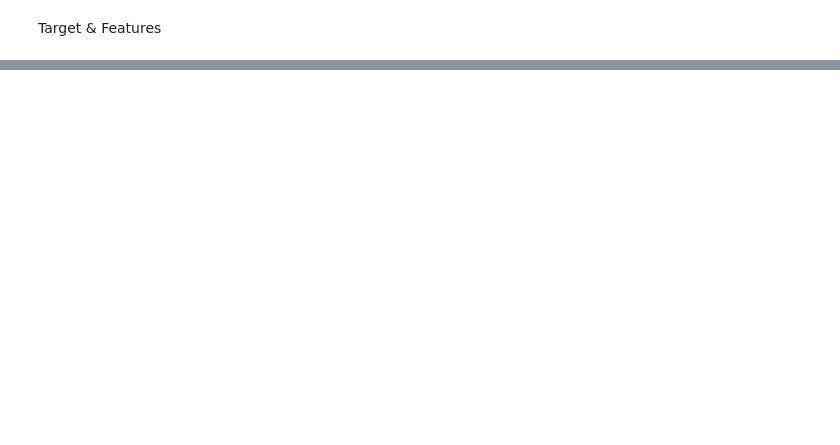
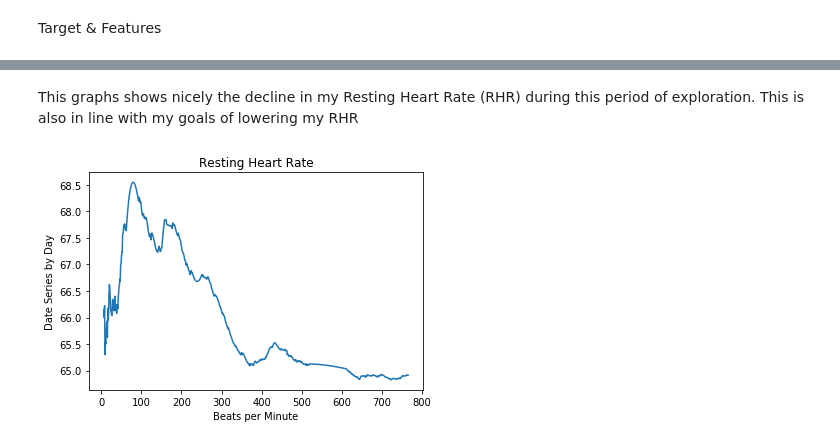
Before and after one commit to filchyboy/Personal_Health_Fitness, a Jupyter notebook: The_Daily.ipynb, the cells around one changed output, grey strips where cells are left out. Saved outputs shown, nothing was run; the diff lists cells and outputs as text; code cells hidden in the pictures; blank space fills up the shorter version.

```diff
--- a/The_Daily.ipynb
+++ b/The_Daily.ipynb
@@ -502,0 +499,9 @@ plt.ylabel('True Positive Rate');
+# %% [markdown]
+This graphs shows nicely the decline in my Resting Heart Rate (RHR) during this period of exploration. This is also in line with my goals of lowering my RHR
+# %%
+plt.plot(df['RHR_AVR'])
+plt.title('Resting Heart Rate')
+plt.xlabel('Beats per Minute')
+plt.ylabel('Date Series by Day');
+# %% [output]
+[figure, added]
```
Also changed, not shown: parts of 78 cells of this notebook.
